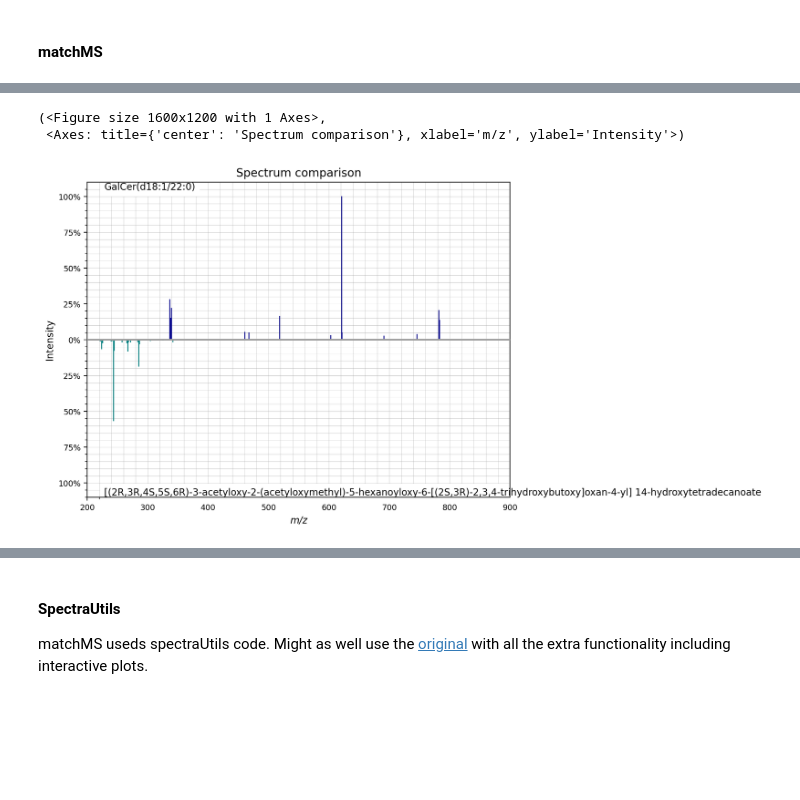
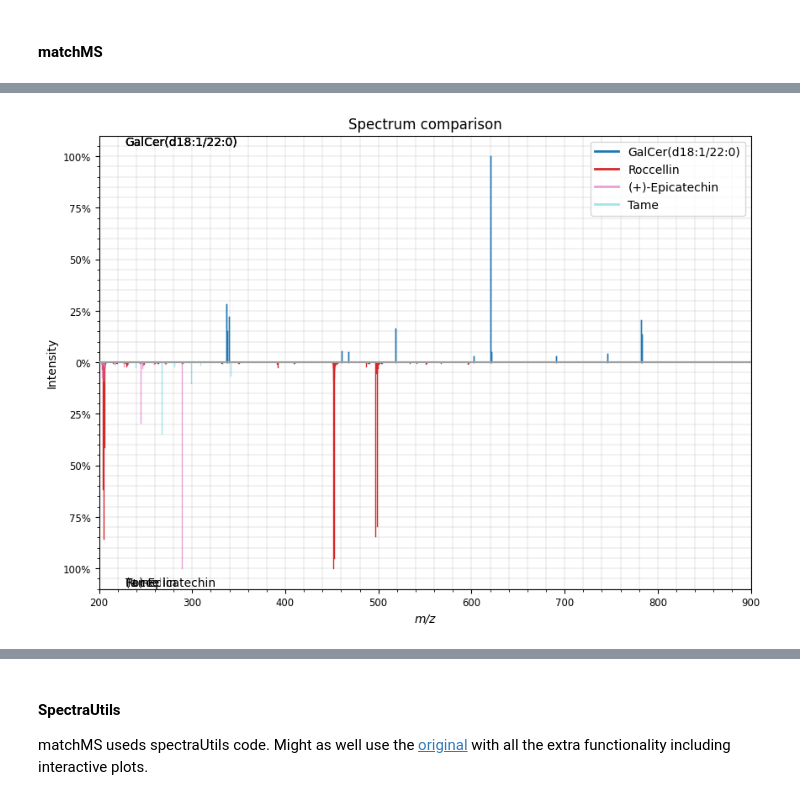
Before and after one commit to Knerten0815/master-thesis-code, a Jupyter notebook: ChemspaceExplorerExplorer.ipynb, the cells around one changed output, grey strips where cells are left out. Saved outputs shown, nothing was run; the diff lists cells and outputs as text; code cells hidden in the pictures; blank space fills up the shorter version.

Commit message:
multi mirror spectra plot.

```diff
--- a/ChemspaceExplorerExplorer.ipynb
+++ b/ChemspaceExplorerExplorer.ipynb
@@ -216,6 +224,0 @@ matplotlib.axes._axes.Axes
-# %%
-query_spectra[0].plot_against(query_spectra[1])
-# %% [output]
-(<Figure size 1600x1200 with 1 Axes>,
- <Axes: title={'center': 'Spectrum comparison'}, xlabel='m/z', ylabel='Intensity'>)
-[figure, removed]
@@ -221,0 +288,8 @@ query_spectra[0].plot_against(query_spectra[1])
+# %%
+spectra = [query_spectra[2], query_spectra[3], query_spectra[5]]
+fig, ax = plot_spectra_multi_mirror(query_spectra[0], spectra )
+
+# # Save the figure
+# plt.savefig('combined_spectra.png', transparent=True, dpi=300)
+# %% [output]
+[figure, added]
```
Also changed, not shown: parts of 8 cells of this notebook.
